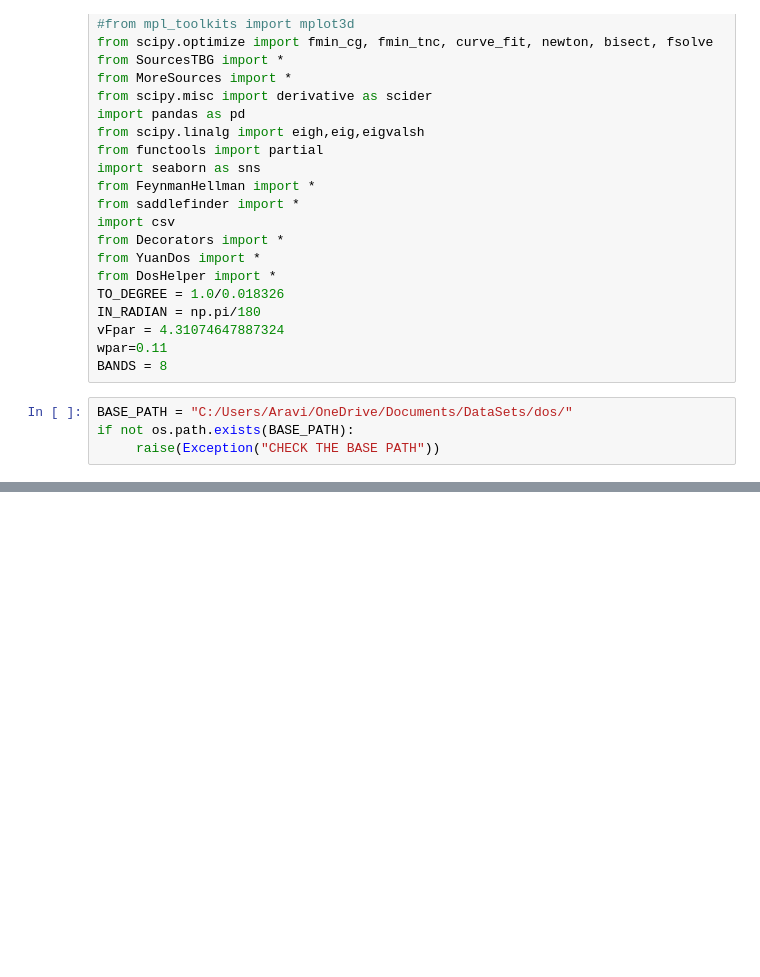
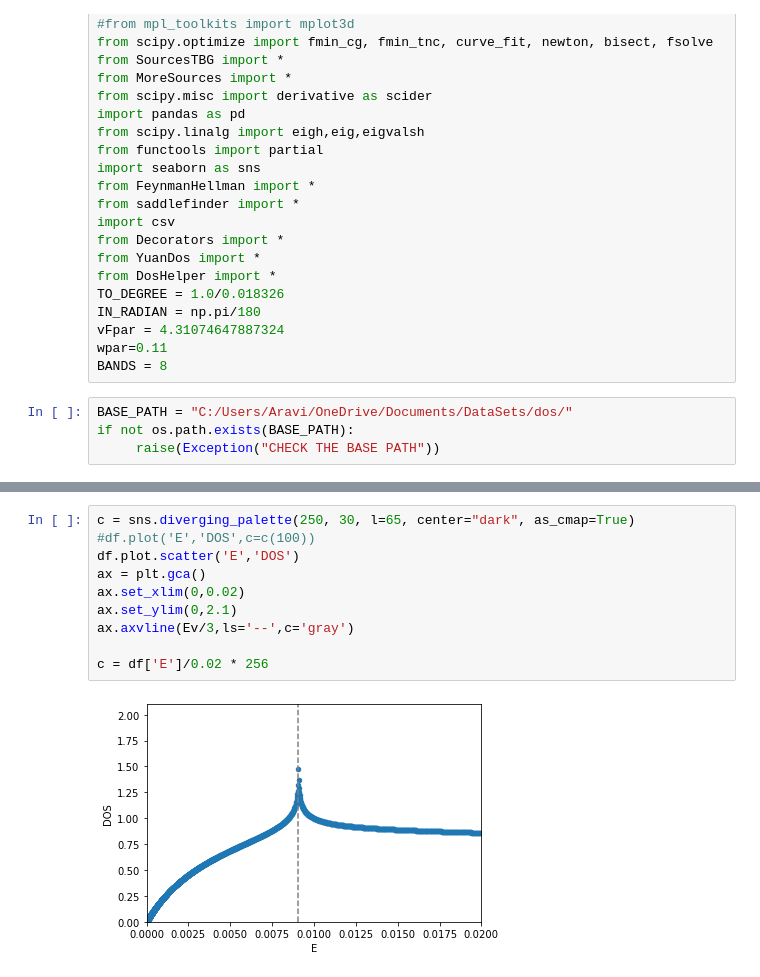
Before and after one commit to aravindhshankar/KondoVHS, a Jupyter notebook: CheckingDataSetsAndrew.ipynb, the cells around one changed output, grey strips where cells are left out. Saved outputs shown, nothing was run; the diff lists cells and outputs as text; blank space fills up the shorter version.

```diff
--- a/CheckingDataSetsAndrew.ipynb
+++ b/CheckingDataSetsAndrew.ipynb
@@ -81,0 +82,12 @@ ret
+# %%
+c = sns.diverging_palette(250, 30, l=65, center="dark", as_cmap=True)
+#df.plot('E','DOS',c=c(100))
+df.plot.scatter('E','DOS')
+ax = plt.gca()
+ax.set_xlim(0,0.02)
+ax.set_ylim(0,2.1)
+ax.axvline(Ev/3,ls='--',c='gray')
+
+c = df['E']/0.02 * 256
+# %% [output]
+[figure, added]
```
Also changed, not shown: parts of 9 cells of this notebook, 1 other file.
